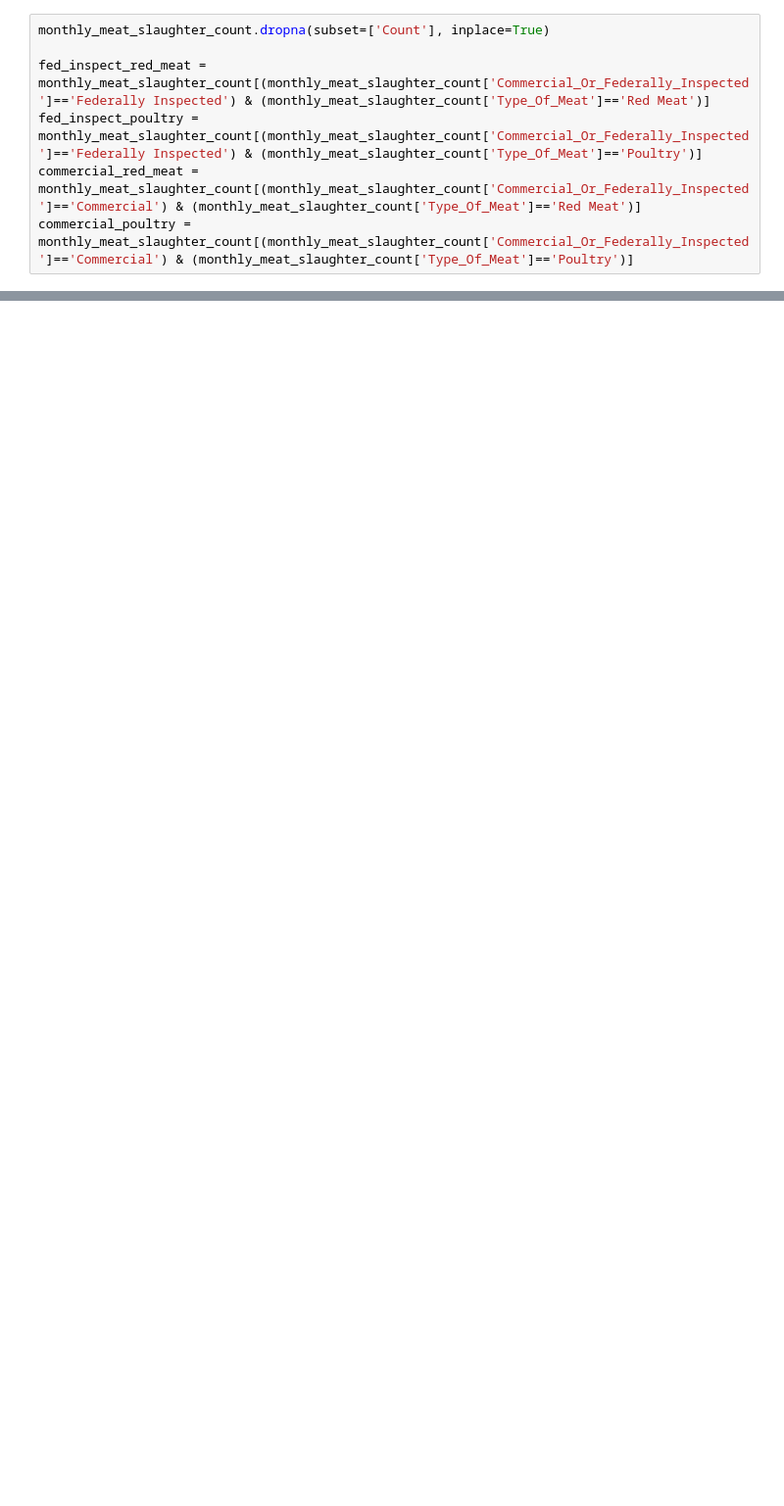
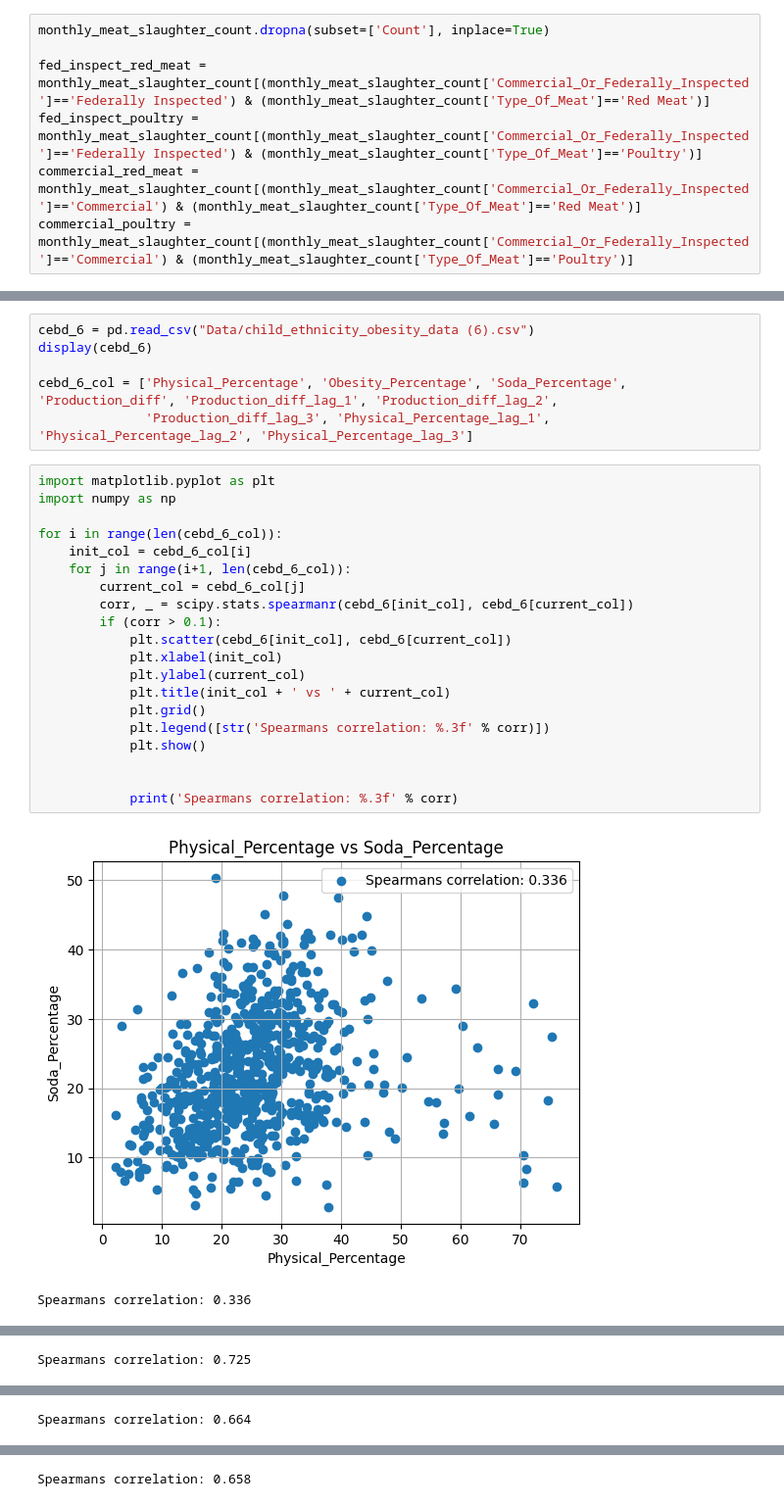
Before and after one commit to YuvBindal/Citadel-APAC-DATATHON-24, a Jupyter notebook: deepan-tests.ipynb, the cells around one changed output, grey strips where cells are left out. Shown at 98% size. Cells and saved outputs as stored; diff of their text form; blank space fills up the shorter version.

```diff
--- a/deepan-tests.ipynb
+++ b/deepan-tests.ipynb
@@ -96,0 +116,29 @@ plt.show()
+# %%
+cebd_6 = pd.read_csv("Data/child_ethnicity_obesity_data (6).csv")
+display(cebd_6)
+
+cebd_6_col = ['Physical_Percentage', 'Obesity_Percentage', 'Soda_Percentage', 'Production_diff', 'Production_diff_lag_1', 'Production_diff_lag_2',
+              'Production_diff_lag_3', 'Physical_Percentage_lag_1', 'Physical_Percentage_lag_2', 'Physical_Percentage_lag_3']
+# %%
+import matplotlib.pyplot as plt
+import numpy as np
+
+for i in range(len(cebd_6_col)):
+    init_col = cebd_6_col[i]
+    for j in range(i+1, len(cebd_6_col)):
+        current_col = cebd_6_col[j]
+        corr, _ = scipy.stats.spearmanr(cebd_6[init_col], cebd_6[current_col])
+        if (corr > 0.1):
+            plt.scatter(cebd_6[init_col], cebd_6[current_col])
+            plt.xlabel(init_col)
+            plt.ylabel(current_col)
+            plt.title(init_col + ' vs ' + current_col)
+            plt.grid()
+            plt.legend([str('Spearmans correlation: %.3f' % corr)])
+            plt.show()
+
+
+            print('Spearmans correlation: %.3f' % corr)
+# %% [output]
+[figure, added]
+Spearmans correlation: 0.336
@@ -96,0 +146 @@ plt.show()
+Spearmans correlation: 0.725
@@ -96,0 +148 @@ plt.show()
+Spearmans correlation: 0.664
@@ -96,0 +150 @@ plt.show()
+Spearmans correlation: 0.658
```
Also changed, not shown: parts of 17 cells of this notebook, 4 other files.
